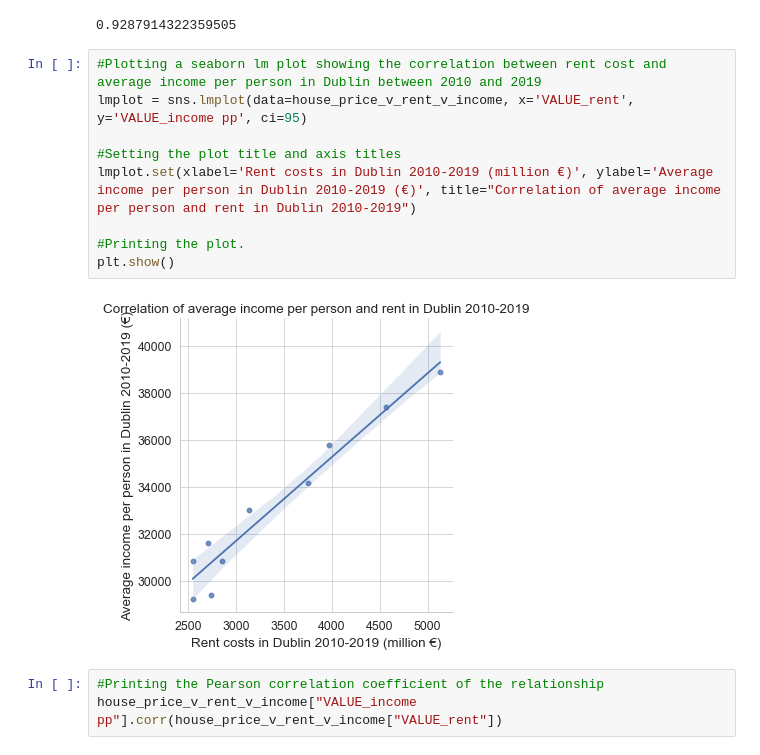
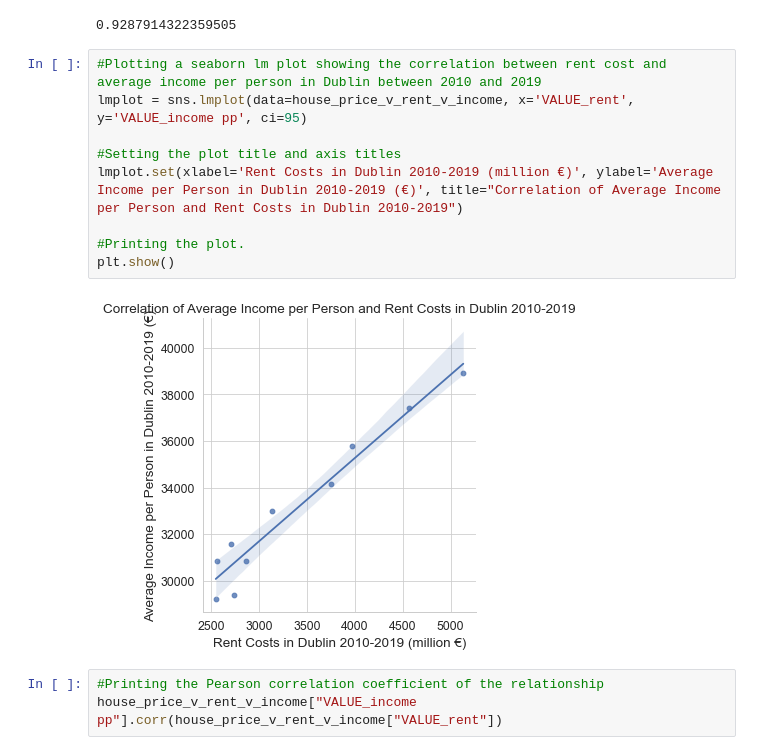
Before and after one commit to CraigDowling/Project, a Jupyter notebook: UCDPA_craigdowlingproject.ipynb, the cells around one changed output. Saved outputs shown, nothing was run; the diff lists cells and outputs as text.

```diff
--- a/UCDPA_craigdowlingproject.ipynb
+++ b/UCDPA_craigdowlingproject.ipynb
@@ -1603,14 +1638,14 @@ house_price_v_rent_v_income["Price"].corr(house_price_v_rent_v_income["VALUE_ren
 # %%
 #Plotting a seaborn lm plot showing the correlation between rent cost and average income per person in Dublin between 2010 and 2019
 lmplot = sns.lmplot(data=house_price_v_rent_v_income, x='VALUE_rent', y='VALUE_income pp', ci=95)
 
 #Setting the plot title and axis titles
-lmplot.set(xlabel='Rent costs in Dublin 2010-2019 (million €)', ylabel='Average income per person in Dublin 2010-2019 (€)', title="Correlation of average income per person and rent in Dublin 2010-2019")
+lmplot.set(xlabel='Rent Costs in Dublin 2010-2019 (million €)', ylabel='Average Income per Person in Dublin 2010-2019 (€)', title="Correlation of Average Income per Person and Rent Costs in Dublin 2010-2019")
 
 #Printing the plot.
 plt.show()
 # %% [output]
-[figure, old version]
+[figure, new version]
 # %%
 #Printing the Pearson correlation coefficient of the relationship
 house_price_v_rent_v_income["VALUE_income pp"].corr(house_price_v_rent_v_income["VALUE_rent"])
```
Also changed, not shown: parts of 46 cells of this notebook.
